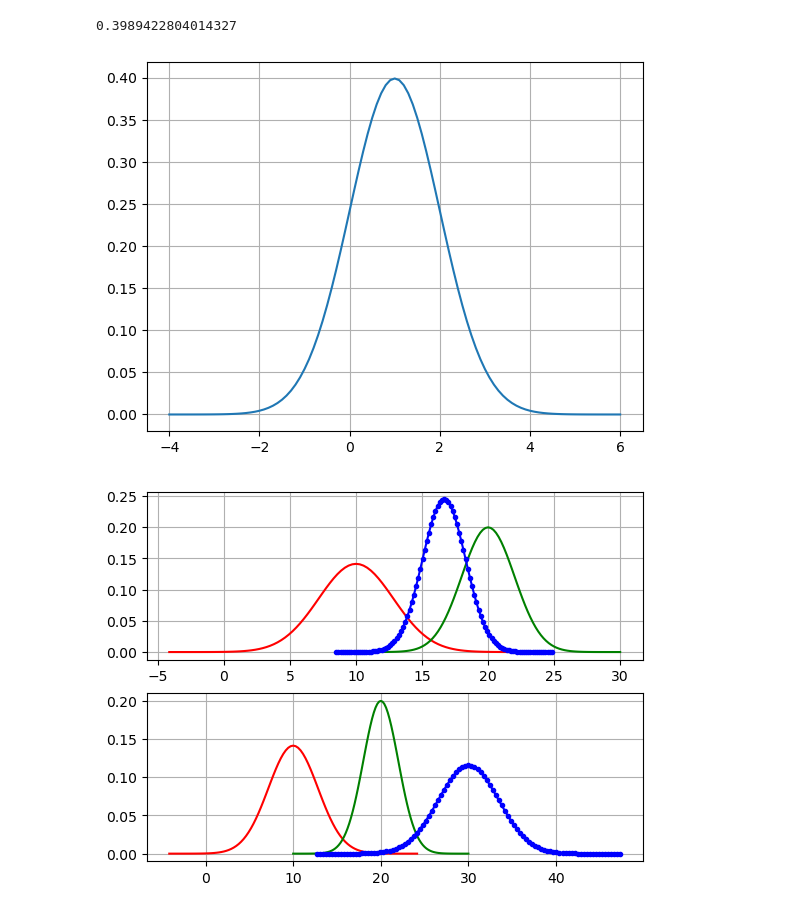
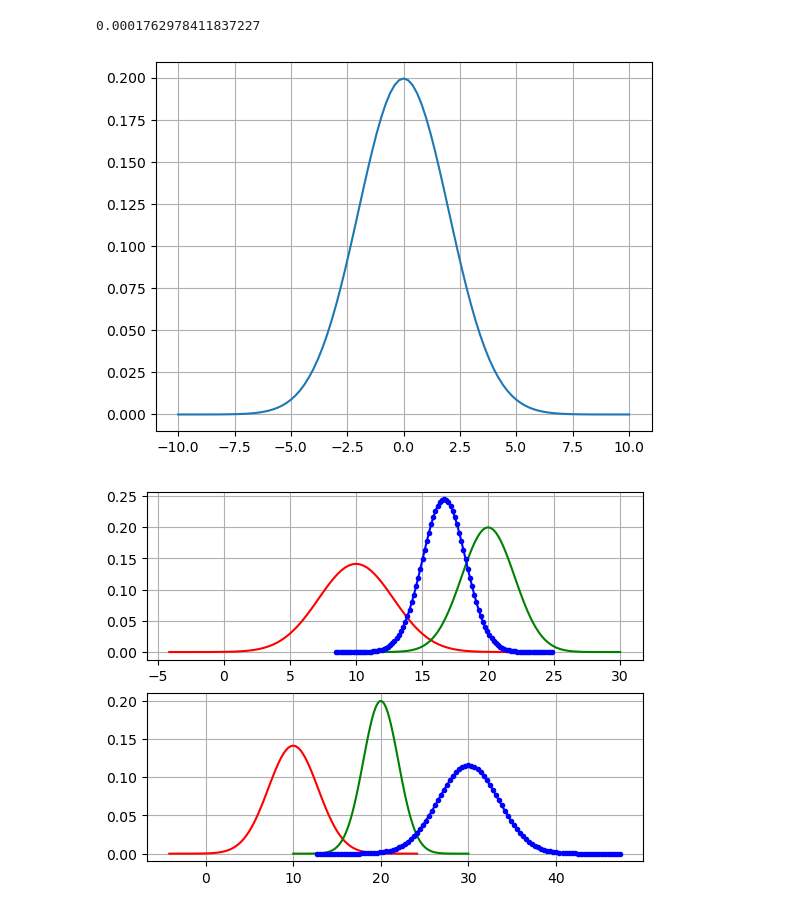
Before and after one commit to 1mm0rTaLzzz/SNAR_HW3_Kalman, a Jupyter notebook: SNAR_Kalman.ipynb, the cells around one changed output. Drawn from its saved outputs; the diff is of its cells as text; code cells hidden in the pictures.

```diff
--- a/SNAR_Kalman.ipynb
+++ b/SNAR_Kalman.ipynb
@@ -12,11 +12,11 @@ def plotG(mu, sigma, *args):
     plt.plot(X, Y, *args)
     plt.grid()
 # %%
-print(Gaussian(0, mu=0, sigma2=1))
-plotG(mu=1, sigma=1)
+print(Gaussian(7.5, mu=0, sigma2=4))
+plotG(mu=0, sigma=2)
 # %% [output]
-0.3989422804014327
+0.0001762978411837227
-[figure, old version]
+[figure, new version]
 # %%
 def update(mu1, var1, mu2, var2):
     var = 1 / (1 / var1 + 1 / var2)
```
Also changed, not shown: parts of 6 cells of this notebook.
